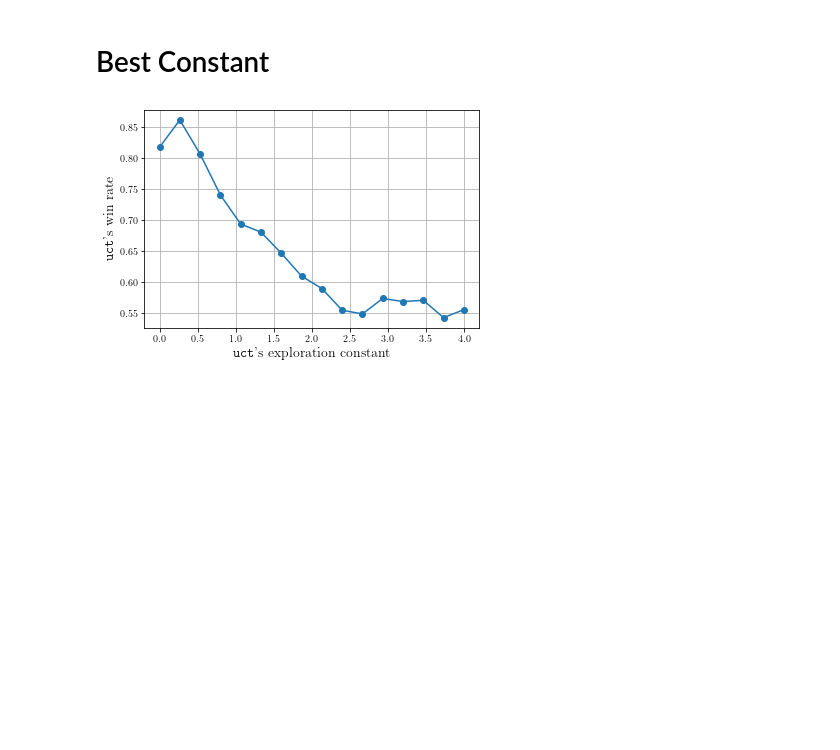
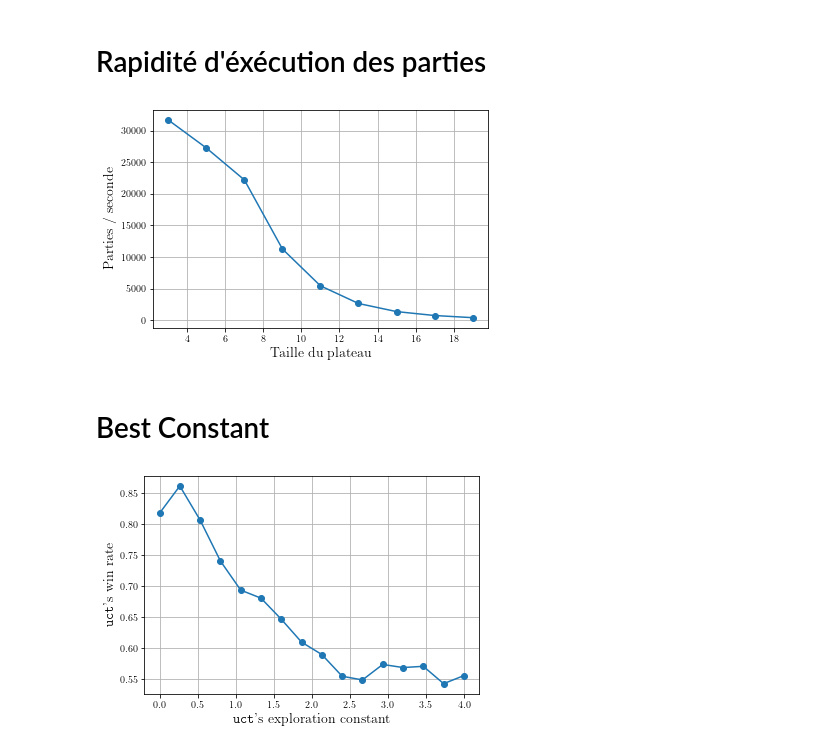
Before and after one commit to Maxime-LP/Hex-Game, a Jupyter notebook: src/simulations/graphs.ipynb, the cells around one changed output. Cells and saved outputs as stored; diff of their text form; code cells hidden in the pictures; blank space fills up the shorter version.

```diff
--- a/src/simulations/graphs.ipynb
+++ b/src/simulations/graphs.ipynb
@@ -1,6 +1,19 @@
 # %%
 import numpy as np
 import matplotlib.pyplot as plt
+# %% [markdown]
+# Rapidité d'éxécution des parties
+# %%
+pps = [31675,27250,22200,11275,5445,2651,1370,750,410,]
+board_size = np.arange(3,21,2)
+plt.plot(board_size, pps, marker='o')
+plt.xlabel(r"Taille du plateau", fontsize=14)
+plt.ylabel(r"Parties / seconde", fontsize=14)
+plt.grid(True);
+plt.savefig('/home/amait/Documents/Hex-Game/rapport_v2/test1.png')
+# n=100, parties/constante = 10000, vs mc
+# %% [output]
+[figure, added]
 # %% [markdown]
 # Best Constant
 # %%
```
Also changed, not shown: 4 other files.
